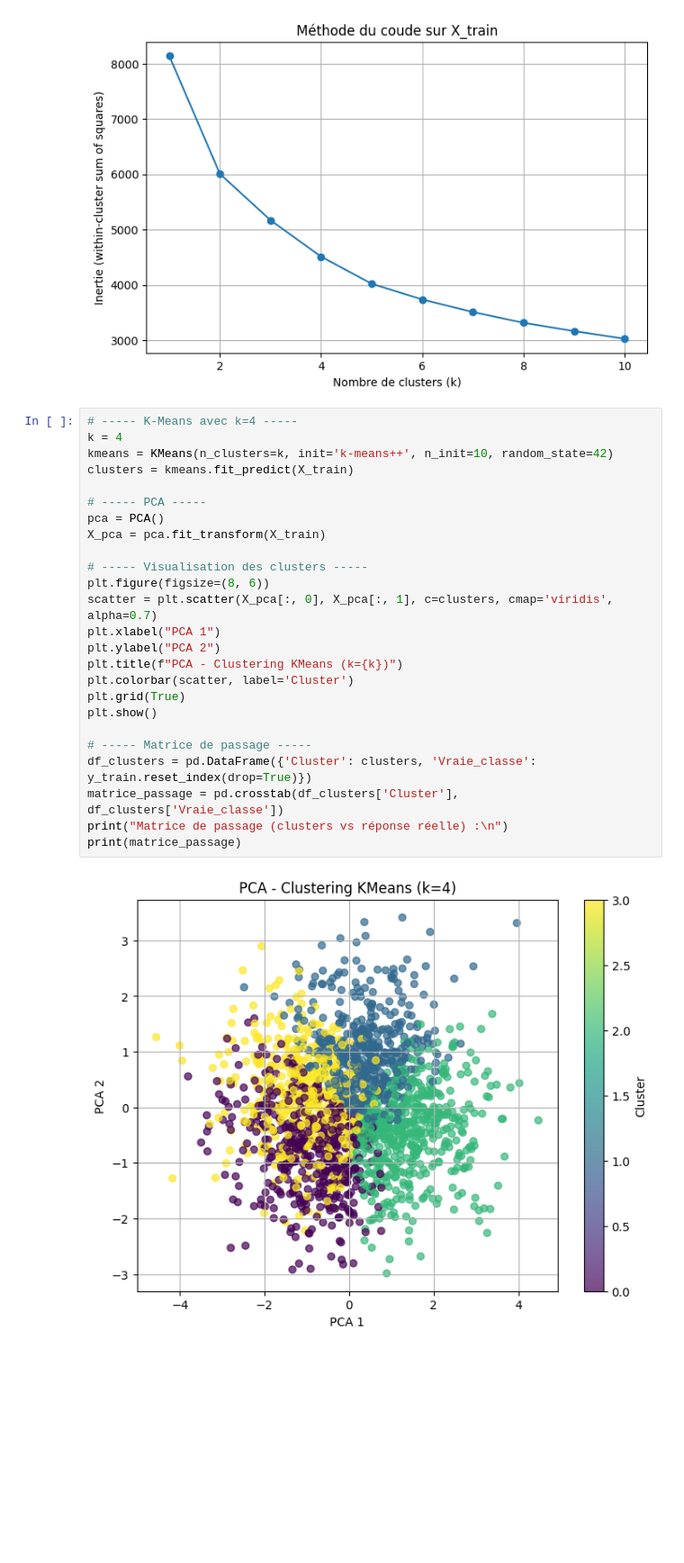
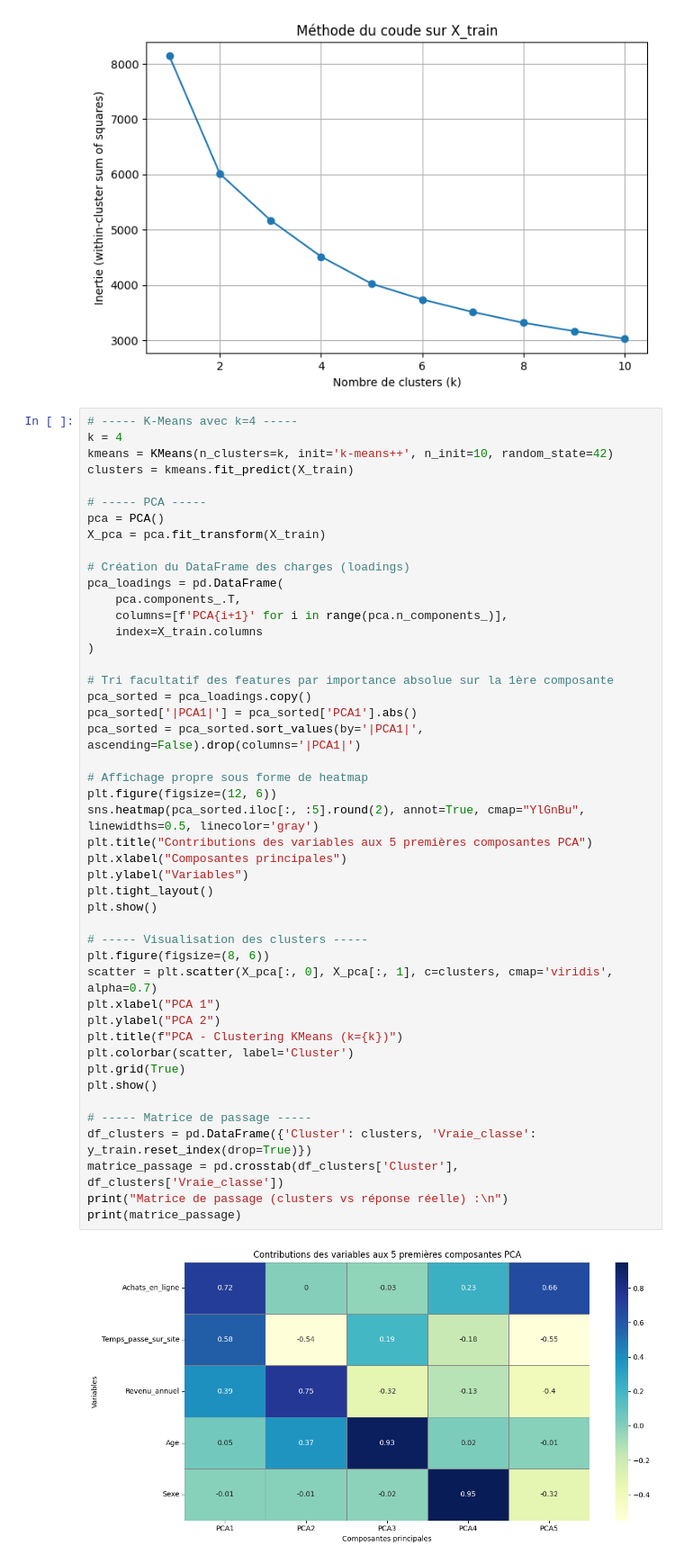
Before and after one commit to hlrnGH/HETIC_Project_ML, a Jupyter notebook: main.ipynb, the cells around one changed output. Shown: that part at 90% size. Saved outputs shown, nothing was run; the diff lists cells and outputs as text; blank space fills up the shorter version.

Commit message:
added random forest + more pca visuals

```diff
--- a/main.ipynb
+++ b/main.ipynb
@@ -83,27 +85,48 @@ plt.show()
 # %%
 # ----- K-Means avec k=4 -----
 k = 4
 kmeans = KMeans(n_clusters=k, init='k-means++', n_init=10, random_state=42)
 clusters = kmeans.fit_predict(X_train)
 
 # ----- PCA -----
 pca = PCA()
 X_pca = pca.fit_transform(X_train)
+
+# Création du DataFrame des charges (loadings)
+pca_loadings = pd.DataFrame(
+    pca.components_.T,
+    columns=[f'PCA{i+1}' for i in range(pca.n_components_)],
+    index=X_train.columns
+)
+
+# Tri facultatif des features par importance absolue sur la 1ère composante
+pca_sorted = pca_loadings.copy()
+pca_sorted['|PCA1|'] = pca_sorted['PCA1'].abs()
+pca_sorted = pca_sorted.sort_values(by='|PCA1|', ascending=False).drop(columns='|PCA1|')
+
+# Affichage propre sous forme de heatmap
+plt.figure(figsize=(12, 6))
+sns.heatmap(pca_sorted.iloc[:, :5].round(2), annot=True, cmap="YlGnBu", linewidths=0.5, linecolor='gray')
+plt.title("Contributions des variables aux 5 premières composantes PCA")
+plt.xlabel("Composantes principales")
+plt.ylabel("Variables")
+plt.tight_layout()
+plt.show()
 
 # ----- Visualisation des clusters -----
 plt.figure(figsize=(8, 6))
 scatter = plt.scatter(X_pca[:, 0], X_pca[:, 1], c=clusters, cmap='viridis', alpha=0.7)
 plt.xlabel("PCA 1")
 plt.ylabel("PCA 2")
 plt.title(f"PCA - Clustering KMeans (k={k})")
 plt.colorbar(scatter, label='Cluster')
 plt.grid(True)
 plt.show()
 
 # ----- Matrice de passage -----
 df_clusters = pd.DataFrame({'Cluster': clusters, 'Vraie_classe': y_train.reset_index(drop=True)})
 matrice_passage = pd.crosstab(df_clusters['Cluster'], df_clusters['Vraie_classe'])
 print("Matrice de passage (clusters vs réponse réelle) :\n")
 print(matrice_passage)
 # %% [output]
-[figure, old version]
+[figure, new version]
```
Also changed, not shown: parts of 3 cells of this notebook.
